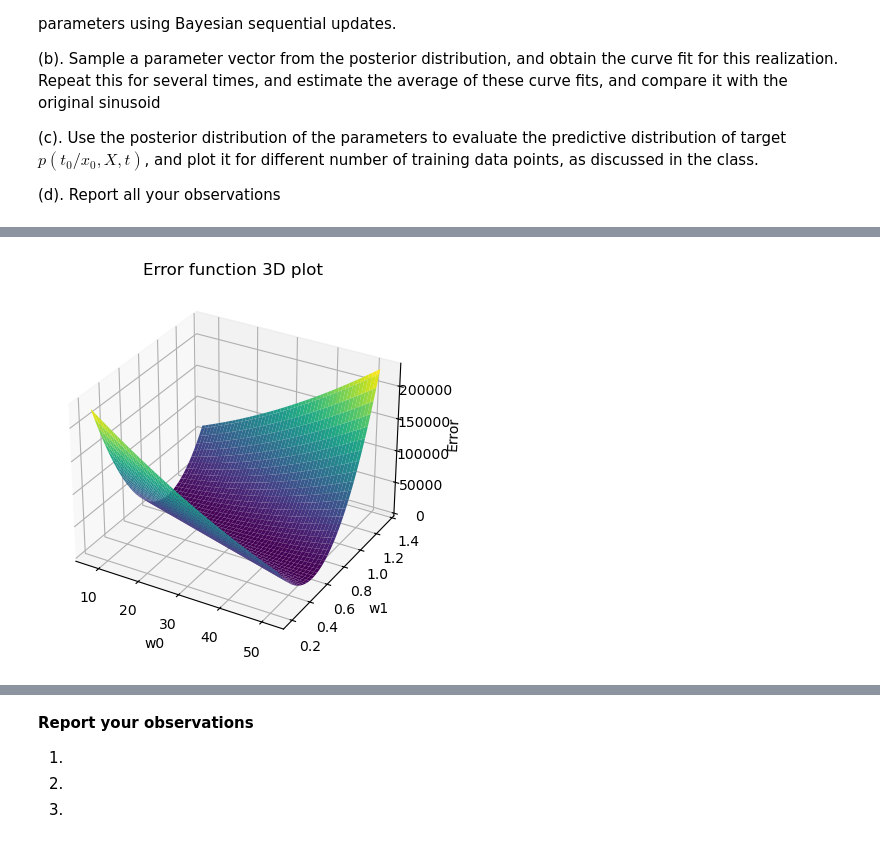
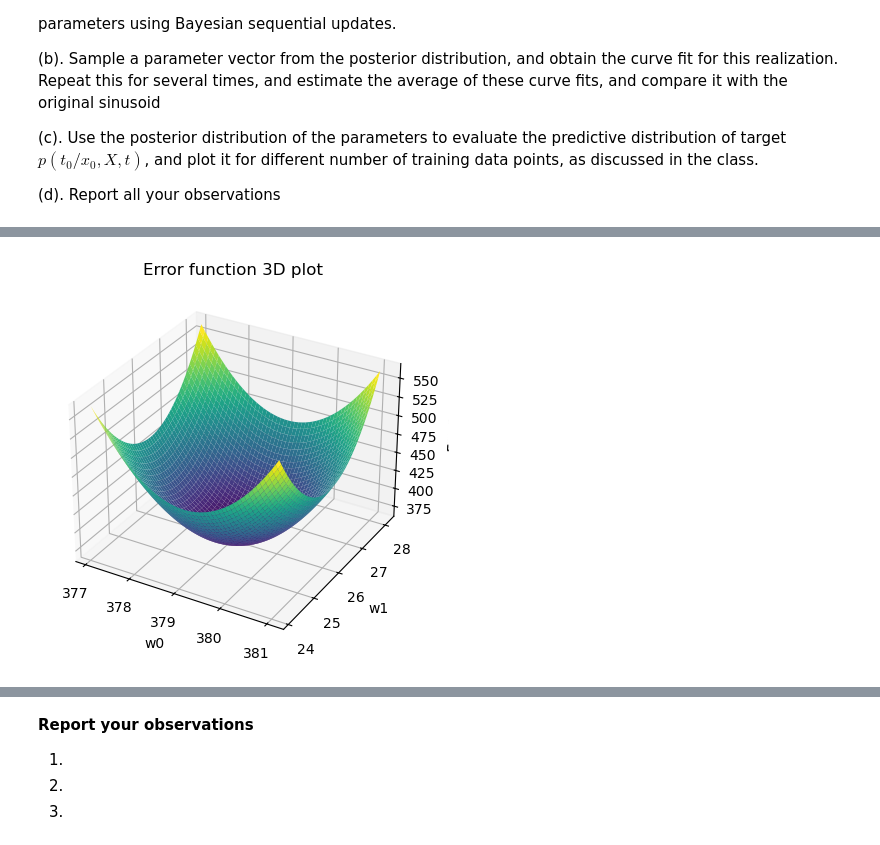
Before and after one commit to agamjotsingh1/misc, a Jupyter notebook: ml/regression.ipynb, the cells around one changed output, grey strips where cells are left out. Cells and saved outputs as stored; diff of their text form; code cells hidden in the pictures.

Commit message:
ML regression #2

```diff
--- a/ml/regression.ipynb
+++ b/ml/regression.ipynb
@@ -105,16 +105,22 @@ import collections
 np.random.seed(42)
 
 ########################################
-#Generate meaningfull data
+#Generate meaningful data
 ########################################
 npoints = 25
 initial = 115
-cov  = 20*np.eye(npoints, dtype=int)
 mean = np.zeros((npoints,))
 
 x = np.arange(initial, initial + npoints)
+x_mean, x_std = np.mean(x), np.std(x)
+cov  = 20*np.eye(npoints, dtype=int)
+
 noise = np.random.multivariate_normal(mean, cov)
-t = x + noise
+t = 3.86*x - 110.42 + noise
+
+# normalizing data so that the bias w_0 multiplied by 0
+# actually makes a dent
+x = (x - x_mean) / x_std
 
 ########################################
 #Plot scatter plot of data
@@ -123,35 +129,32 @@ plt.scatter(x, t)
 plt.title("Datapoints")
 plt.show()
 
-
 ########################################
 #Weight estimation through error surface, i.e., empirically locate the minima of error surface
 ########################################
 #Sample a bunch of w's around w_opt and compute the associated error
-X = np.column_stack((np.ones(x.size), x))
-T = t.reshape(-1, 1)
+def LinearRegression(x,t): #inputs : 1)input data i.e (x). 2)target i.e (t)
+    X = np.column_stack((np.ones(x.size), x))
+    T = t.reshape(-1, 1)
+    w_opt = np.linalg.inv(X.T @ X) @ X.T @ T
+    return w_opt
 
-w_opt = np.linalg.inv(X.T @ X) @ X.T @ T
+w_opt = LinearRegression(x, t)
+step = 1e-2
+margin = 2.0
 
-# x_plot = np.arange(initial, initial + npoints, 1e-2)
-# plt.scatter(x, t)
-# plt.plot(x_plot, w_opt[0] + w_opt[1]*x_plot)
-# plt.show()
-
-step = 1e-2
-
-w0_range = np.arange(w_opt[0,0]/4, 7*w_opt[0,0]/4 + step, step)
-w1_range = np.arange(w_opt[1,0]/4, 7*w_opt[1,0]/4 + step, step)
+w0_range = np.arange(w_opt[0,0] - margin, w_opt[0,0] + margin, step)
+w1_range = np.arange(w_opt[1,0] - margin, w_opt[1,0] + margin, step)
 
 #Compute the error
 def Error(w,t,x): #inputs : 1)weight 2)data i.e (t,x)
     #Estimate the target
-    #assuming x is matrix
-
-    y = x @ w
-    error = np.sum((y - t)**2)
+    X = np.column_stack((np.ones(x.size), x))
+    T = t.reshape(-1, 1)
+    Y = X @ w
 
     #Compute and return the error
+    error = np.sum((Y - T)**2)
     return error
 
 
@@ -163,20 +166,17 @@ Z = np.zeros(W.shape[:2])
 
 for i in range(W.shape[0]):
     for j in range(W.shape[1]):
-        Z[i, j] = Error(W[i, j].reshape(-1, 1), T, X)
+        Z[i, j] = Error(W[i, j].reshape(-1, 1), t, x)
 
 
 fig = plt.figure()
 ax = fig.add_subplot(111, projection='3d')
 ax.plot_surface(W0, W1, Z, cmap='viridis')
-ax.set_xlabel
-
 ax.set_xlabel('w0')
 ax.set_ylabel('w1')
 ax.set_zlabel('Error')
 plt.title("Error function 3D plot")
 plt.show()
-
 
 plt.figure()
 cp = plt.contour(W0, W1, Z, levels=30, cmap='viridis')
@@ -189,33 +189,62 @@ plt.title('Error Surface Contours')
 plt.legend()
 plt.show()
 
+#Locate the minima of the error surface
+def gradient_error_func(w, x, t):
+    X = np.column_stack((np.ones(x.size), x))
+    T = t.reshape(-1, 1)
+    w = w.reshape(-1, 1)
 
-#Locate the minima of the error surface
+    gradient = 2*(X.T) @ (X @ w - T)
+    return gradient
 
+def GradientDescent(w_init, gradient, learning_rate=0.01, iters=10):
+    w = w_init
 
+    for i in range(iters):
+        w = w - learning_rate * gradient(w)
+
+    return w
+
+learning_rate = 0.01
+iters = 25
+w_init = np.array([w_opt[0, 0]/4, w_opt[1, 0]/2]).reshape(-1, 1)
+w_opt_gd = GradientDescent(w_init, lambda w: gradient_error_func(w, x, t), learning_rate, iters)
 
 ########################################
 #Least squares approach to estimate the weights
 ########################################
 #Complete the below linear regression function
-def LinearRegression(x,t): #inputs : 1)input data i.e (x). 2)target i.e (t)
-
-    return w_opt
-
+# defined earlier
 
 #Estimate optimal weight's using "LinearRegression" function
-
+# done earlier
 
 
 #Estimate the targets using the input x and the estimated weights
-
+plt.scatter(x, t, label="Actual")
+plt.scatter(x, w_opt[0, 0] + w_opt[1, 0]*x, color="r", label="Estimates")
+plt.title("Estimation plots")
+plt.legend()
+plt.show()
 
 
 #Plot the estimated line on top of the above scatter plot
-
+x_plot = (np.arange(initial, initial + npoints + step, step) - x_mean)/x_std
+plt.scatter(x, t, label="Actual")
+plt.scatter(x, w_opt[0, 0] + w_opt[1, 0]*x, color="r", label="Estimates")
+plt.plot(x_plot, w_opt[0, 0] + w_opt[1, 0]*x_plot, color="r", label="Estimation line")
+plt.title("Estimation line plots")
+plt.legend()
+plt.show()
 
 
 ########################################
 #Compare the estimated weight's using least squares approach with the error surface approach
 ########################################
+print(f"Least Sqaures weights -> [{w_opt[0, 0]}, {w_opt[1, 0]}]")
+print(f"Gradient Descent weights -> [{w_opt_gd[0, 0]}, {w_opt_gd[1, 0]}]")
+
+w_diff = w_opt - w_opt_gd
+print(f"Difference in weights -> [{w_diff[0, 0]}, {w_diff[1, 0]}]")
 # %% [output]
@@ -223 +252 @@ def LinearRegression(x,t): #inputs : 1)input data i.e (x). 2)target i.e (t)
-[figure, old version]
+[figure, new version]
```
Also changed, not shown: parts of 3 cells of this notebook.
